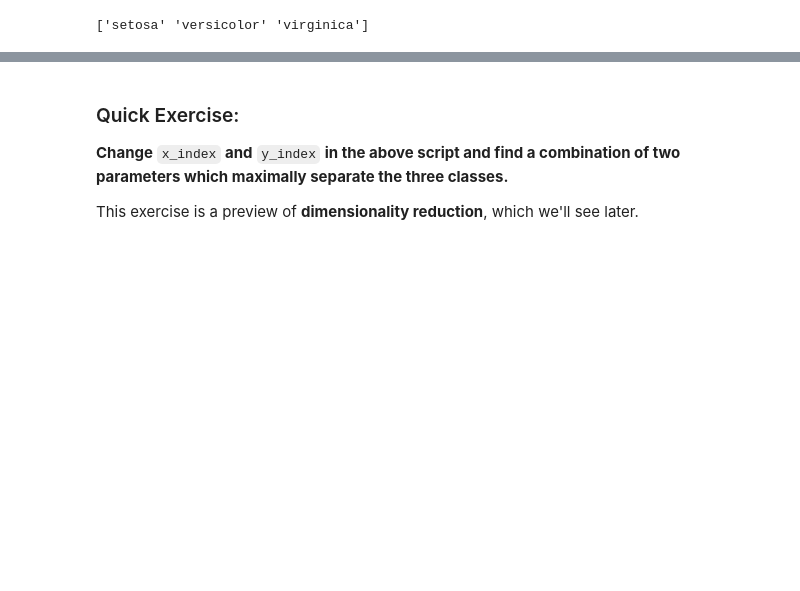
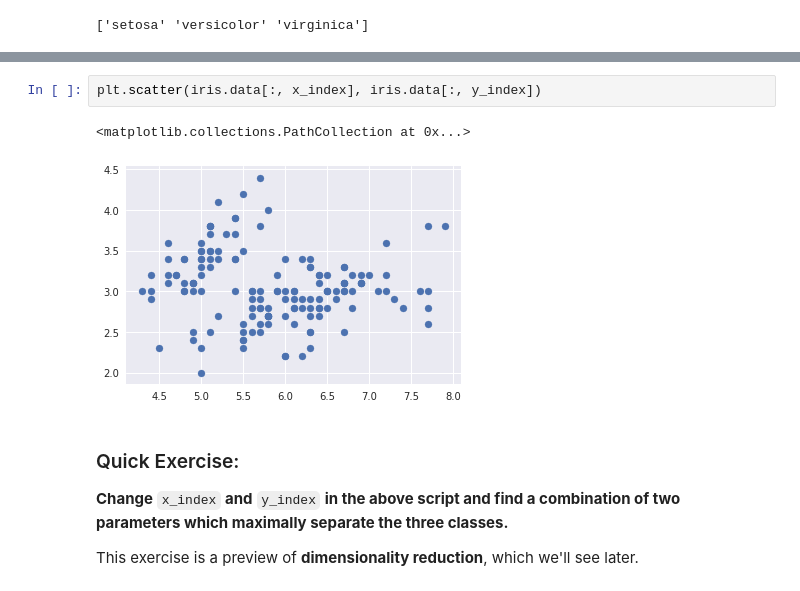
Before and after one commit to EmanuelFontelles/machineLearning, a Jupyter notebook: notebook/01-sklearn/02.1-Machine-Learning-Intro.ipynb, the cells around one changed output, grey strips where cells are left out. Saved outputs shown, nothing was run; the diff lists cells and outputs as text; blank space fills up the shorter version.

```diff
--- a/notebook/01-sklearn/02.1-Machine-Learning-Intro.ipynb
+++ b/notebook/01-sklearn/02.1-Machine-Learning-Intro.ipynb
@@ -215,3 +352,8 @@ plt.ylabel(iris.feature_names[y_index]);
+# %%
+plt.scatter(iris.data[:, x_index], iris.data[:, y_index])
+# %% [output]
+<matplotlib.collections.PathCollection at 0x...>
+[figure, added]
 # %% [markdown]
 ### Quick Exercise:
 
```
Also changed, not shown: parts of 15 cells of this notebook.
